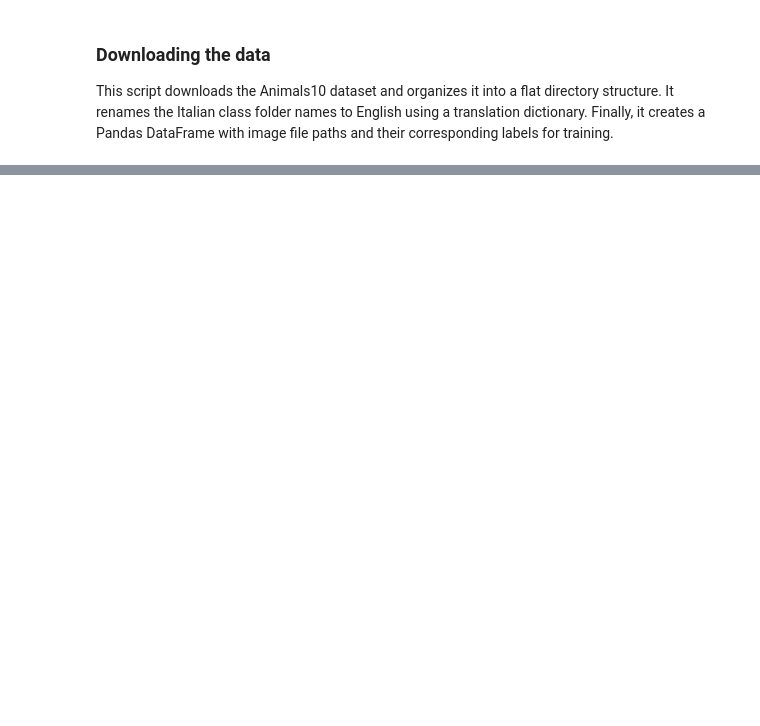
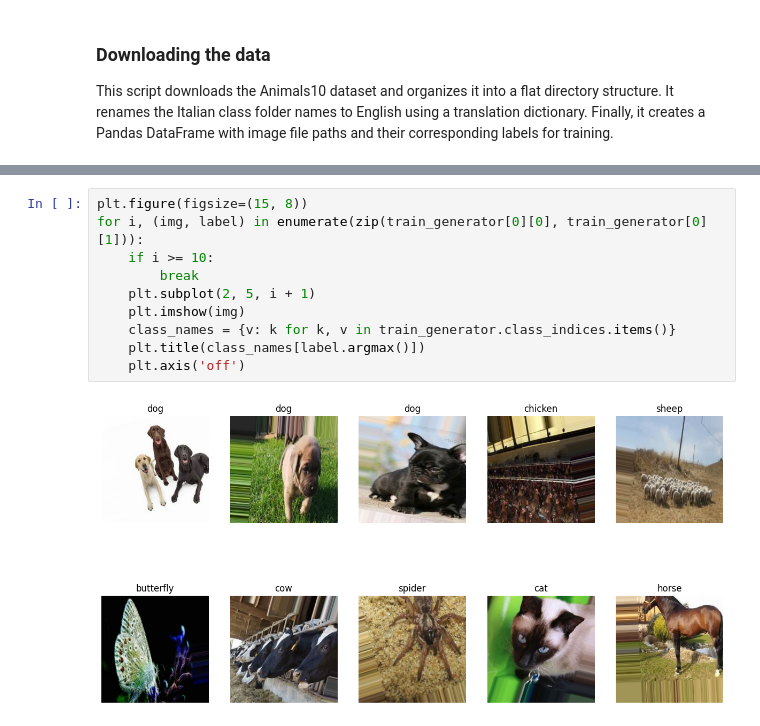
Before and after one commit to coleaydelotte/Animal-Classification, a Jupyter notebook: Animal_Classification.ipynb, the cells around one changed output, grey strips where cells are left out. Saved outputs shown, nothing was run; the diff lists cells and outputs as text; blank space fills up the shorter version.

```diff
--- a/Animal_Classification.ipynb
+++ b/Animal_Classification.ipynb
@@ -84,0 +129,12 @@ meta_data["label"].value_counts().plot(kind='bar', figsize=(10, 6));
+# %%
+plt.figure(figsize=(15, 8))
+for i, (img, label) in enumerate(zip(train_generator[0][0], train_generator[0][1])):
+    if i >= 10:
+        break
+    plt.subplot(2, 5, i + 1)
+    plt.imshow(img)
+    class_names = {v: k for k, v in train_generator.class_indices.items()}
+    plt.title(class_names[label.argmax()])
+    plt.axis('off')
+# %% [output]
+[figure, added]
```
Also changed, not shown: parts of 13 cells of this notebook, 1 other file.
